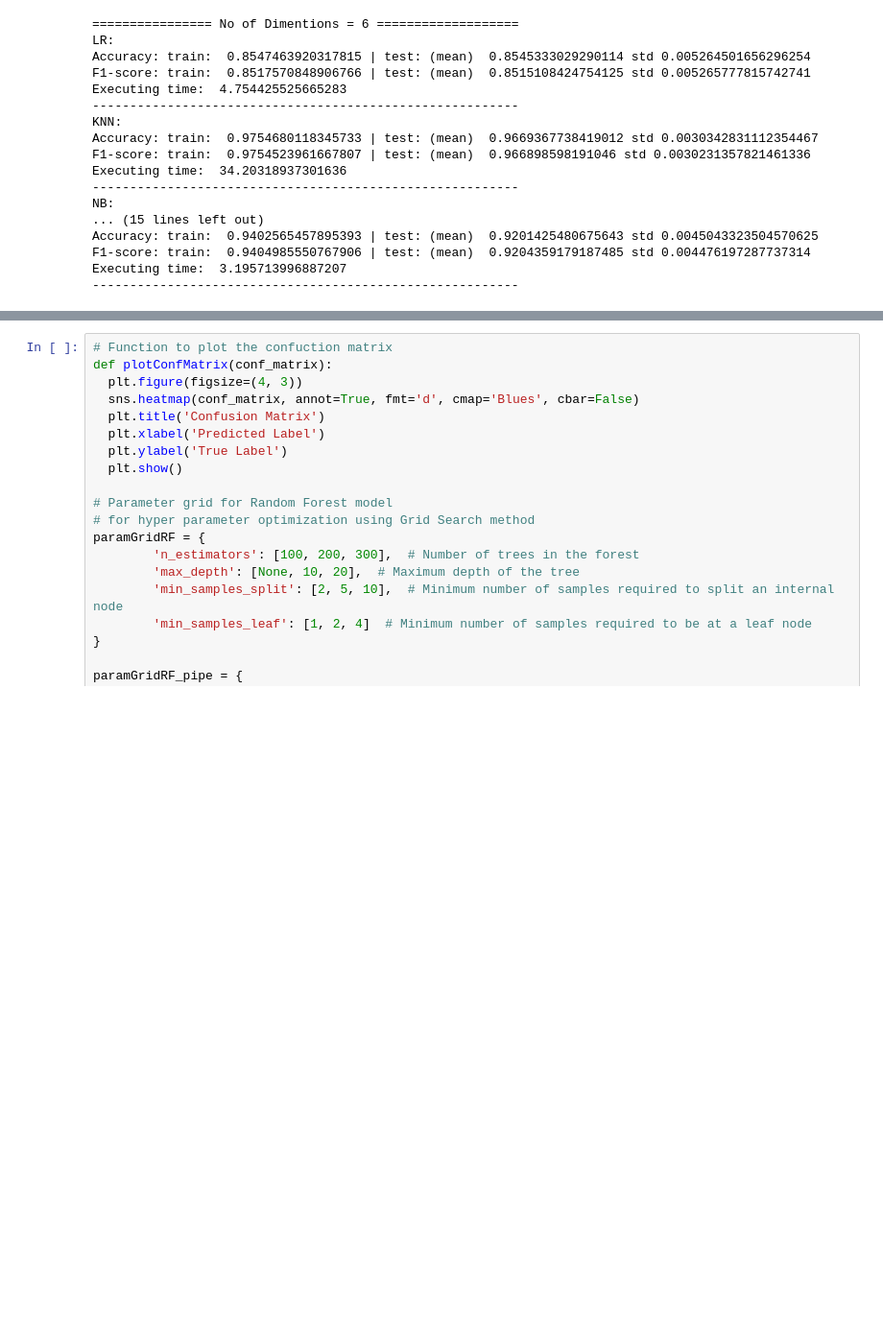
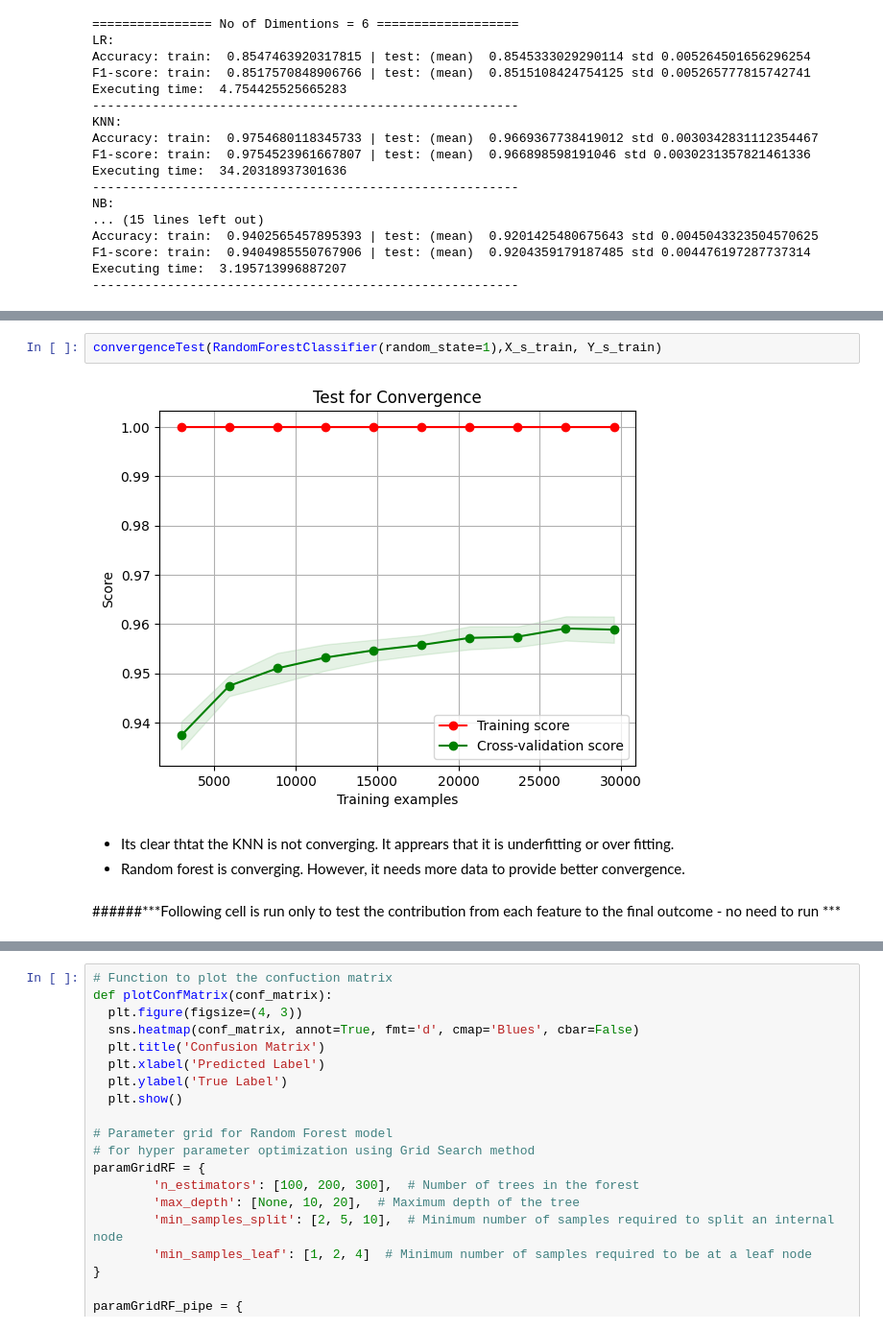
Before and after one commit to subodha1980/BU, a Jupyter notebook: activityDetection.ipynb, the cells around one changed output, grey strips where cells are left out. Shown at 96% size. Cells and saved outputs as stored; diff of their text form; blank space fills up the shorter version.

```diff
--- a/activityDetection.ipynb
+++ b/activityDetection.ipynb
@@ -618,0 +729,9 @@ Executing time:  3.195713996887207
+# %%
+convergenceTest(RandomForestClassifier(random_state=1),X_s_train, Y_s_train)
+# %% [output]
+[figure, added]
+# %% [markdown]
+*   Its clear thtat the KNN is not converging. It apprears that it is underfitting or over fitting.
+*   Random forest is converging. However, it needs more data to provide better convergence.
+# %% [markdown]
+######***Following cell is run only to test the contribution from each feature to the final outcome - no need to run ***
```
Also changed, not shown: parts of 36 cells of this notebook.
